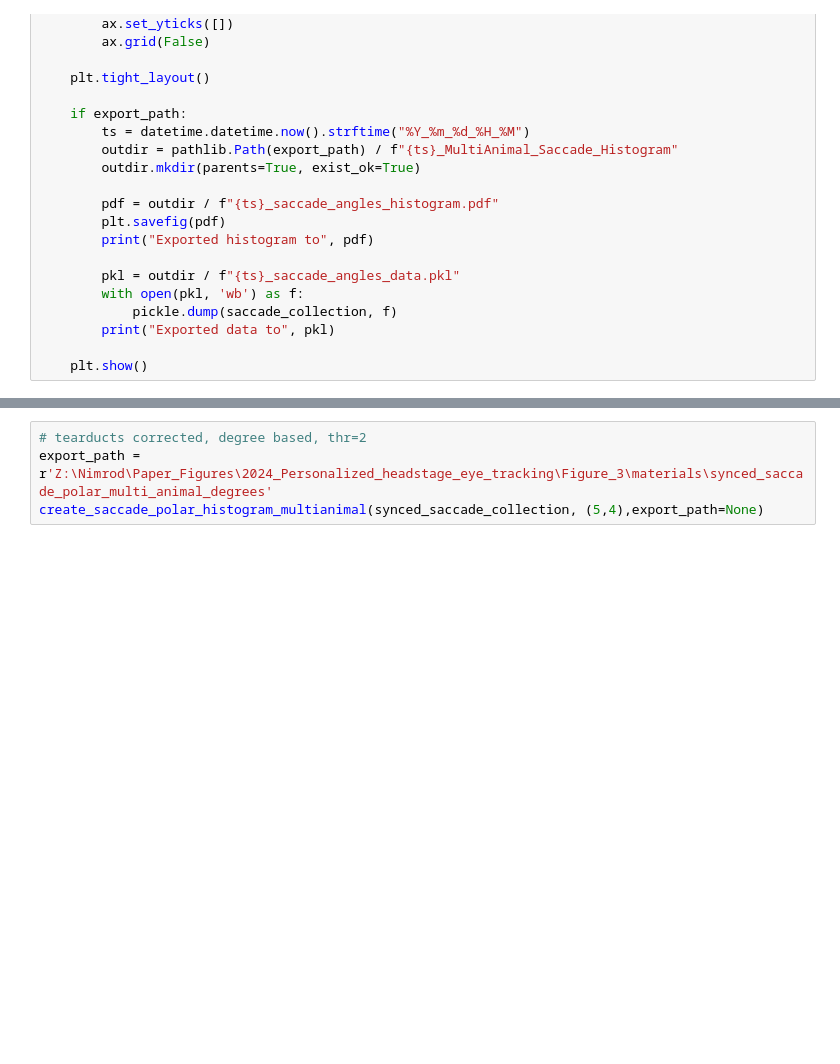
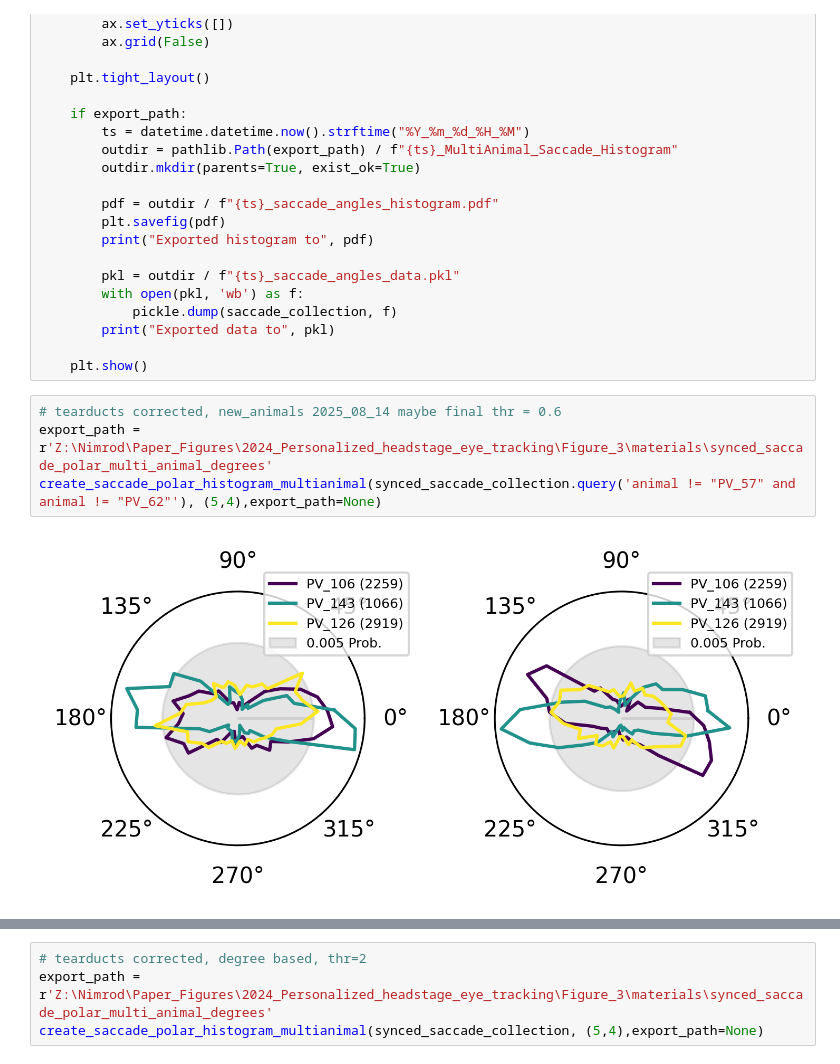
Before and after one commit to neural-electrophysiology-tool-team/Eye-Tracking-Tools, a Jupyter notebook: Graph_generation_notebooks/deg_versions/polar_saccade_histogram_degrees.ipynb, the cells around one changed output, grey strips where cells are left out. Cells and saved outputs as stored; diff of their text form; blank space fills up the shorter version.

```diff
--- a/Graph_generation_notebooks/deg_versions/polar_saccade_histogram_degrees.ipynb
+++ b/Graph_generation_notebooks/deg_versions/polar_saccade_histogram_degrees.ipynb
@@ -1003,3 +1009,9 @@ def create_saccade_polar_histogram_multianimal(saccade_collection,
         print("Exported data to", pkl)
 
     plt.show()
+# %%
+# tearducts corrected, new_animals 2025_08_14 maybe final thr = 0.6
+export_path = r'Z:\Nimrod\Paper_Figures\2024_Personalized_headstage_eye_tracking\Figure_3\materials\synced_saccade_polar_multi_animal_degrees'
+create_saccade_polar_histogram_multianimal(synced_saccade_collection.query('animal != "PV_57" and animal != "PV_62"'), (5,4),export_path=None)
+# %% [output]
+[figure, added]
```
Also changed, not shown: parts of 10 cells of this notebook, 22 other files.
